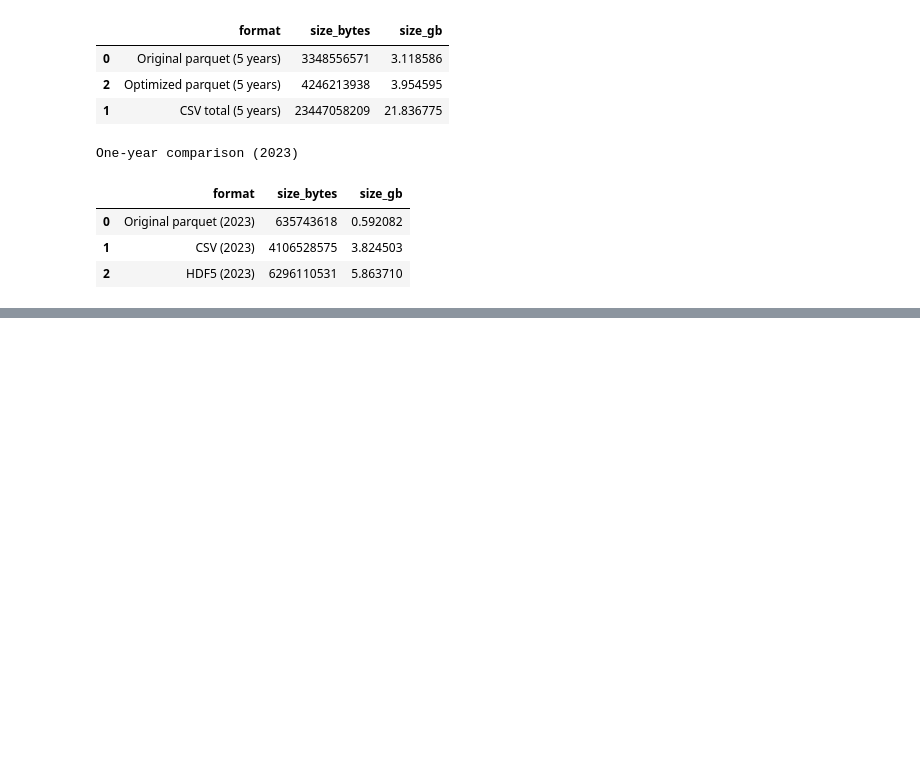
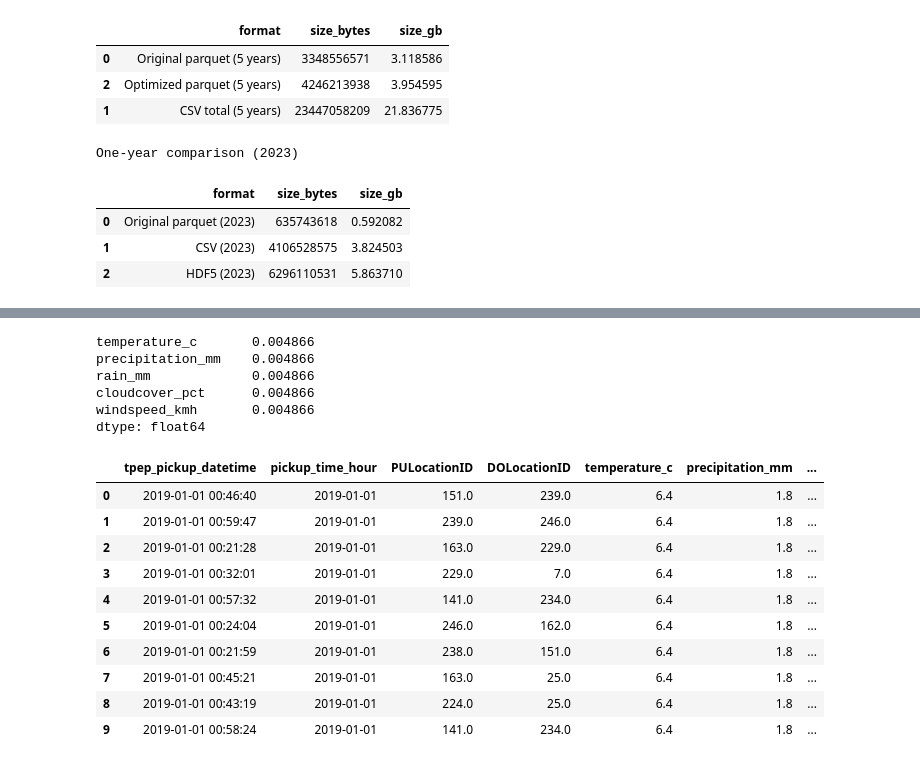
Before and after one commit to biljanaa33/big_data, a Jupyter notebook: hw_3.ipynb, the cells around one changed output, grey strips where cells are left out. Saved outputs shown, nothing was run; the diff lists cells and outputs as text; code cells hidden in the pictures; blank space fills up the shorter version.

```diff
--- a/hw_3.ipynb
+++ b/hw_3.ipynb
@@ -310,0 +433,29 @@ One-year comparison (2023)
+# %%
+"""
+After joining hourly weather data by pickup timestamp rounded to the hour,
+approximately 99.5% of taxi trips were successfully matched.
+A small fraction remained unmatched due to timestamp anomalies
+or missing weather observations.
+"""
+
+taxi_weather_df[[
+    "temperature_c",
+    "precipitation_mm",
+    "rain_mm",
+    "cloudcover_pct",
+    "windspeed_kmh"
+]].isna().mean().compute()
+
+
+
+# Number of missing rows
+#missing_weather_rows = taxi_weather_df["temperature_c"].isna().sum().compute()
+#total_rows = len(taxi_weather_df)
+#missing_weather_rows, total_rows
+# %% [output]
+temperature_c       0.004866
+precipitation_mm    0.004866
+rain_mm             0.004866
+cloudcover_pct      0.004866
+windspeed_kmh       0.004866
+dtype: float64
@@ -310,0 +468,24 @@ One-year comparison (2023)
+# %%
+taxi_weather_df[[
+    "tpep_pickup_datetime",
+    "pickup_time_hour",
+    "PULocationID",
+    "DOLocationID",
+    "temperature_c",
+    "precipitation_mm",
+    "rain_mm",
+    "cloudcover_pct",
+    "windspeed_kmh",
+]].head(10)
+# %% [output]
+|  | tpep_pickup_datetime | pickup_time_hour | PULocationID | DOLocationID | temperature_c | precipitation_mm | ... |
+| 0 | 2019-01-01 00:46:40 | 2019-01-01 | 151.0 | 239.0 | 6.4 | 1.8 | ... |
+| 1 | 2019-01-01 00:59:47 | 2019-01-01 | 239.0 | 246.0 | 6.4 | 1.8 | ... |
+| 2 | 2019-01-01 00:21:28 | 2019-01-01 | 163.0 | 229.0 | 6.4 | 1.8 | ... |
+| 3 | 2019-01-01 00:32:01 | 2019-01-01 | 229.0 | 7.0 | 6.4 | 1.8 | ... |
+| 4 | 2019-01-01 00:57:32 | 2019-01-01 | 141.0 | 234.0 | 6.4 | 1.8 | ... |
+| 5 | 2019-01-01 00:24:04 | 2019-01-01 | 246.0 | 162.0 | 6.4 | 1.8 | ... |
+| 6 | 2019-01-01 00:21:59 | 2019-01-01 | 238.0 | 151.0 | 6.4 | 1.8 | ... |
+| 7 | 2019-01-01 00:45:21 | 2019-01-01 | 163.0 | 25.0 | 6.4 | 1.8 | ... |
+| 8 | 2019-01-01 00:43:19 | 2019-01-01 | 224.0 | 25.0 | 6.4 | 1.8 | ... |
+| 9 | 2019-01-01 00:58:24 | 2019-01-01 | 141.0 | 234.0 | 6.4 | 1.8 | ... |
```
Also changed, not shown: parts of 48 cells of this notebook, 1 other file.
